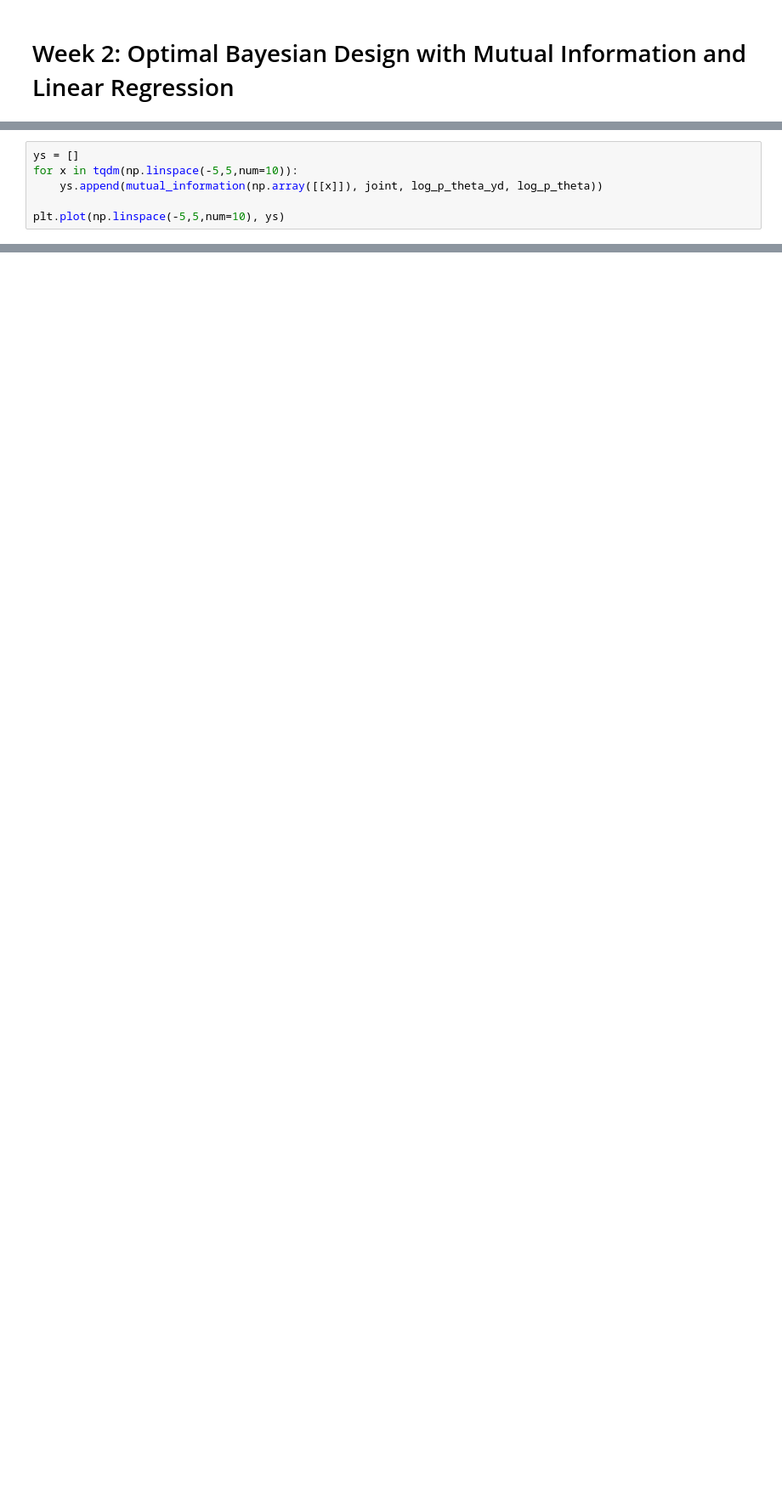
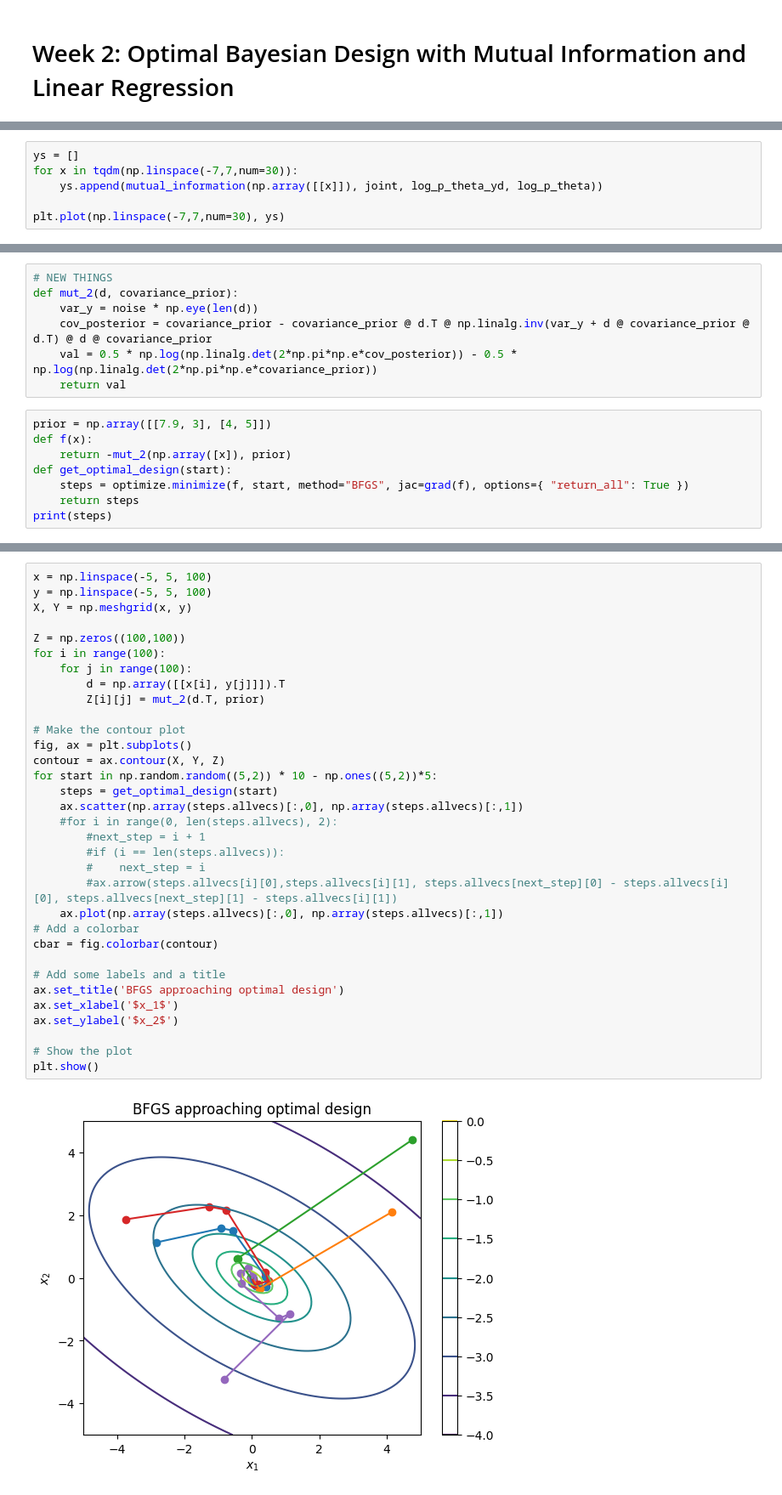
Before and after one commit to Snailed/bayesian-optimal-design-pocs, a Jupyter notebook: python/Notebook, Week 2.ipynb, the cells around one changed output, grey strips where cells are left out. Shown at 85% size. Saved outputs shown, nothing was run; the diff lists cells and outputs as text; blank space fills up the shorter version.

```diff
--- a/python/Notebook, Week 2.ipynb
+++ b/python/Notebook, Week 2.ipynb
@@ -47,6 +49,6 @@ mutual_information(np.array([[1]]), joint, log_p_theta_yd, log_p_theta)
 # %%
 ys = []
-for x in tqdm(np.linspace(-5,5,num=10)):
+for x in tqdm(np.linspace(-7,7,num=30)):
     ys.append(mutual_information(np.array([[x]]), joint, log_p_theta_yd, log_p_theta))
 
-plt.plot(np.linspace(-5,5,num=10), ys)
+plt.plot(np.linspace(-7,7,num=30), ys)
@@ -56,0 +55,15 @@ plt.plot(np.linspace(-5,5,num=10), ys)
+# %%
+# NEW THINGS
+def mut_2(d, covariance_prior):
+    var_y = noise * np.eye(len(d))
+    cov_posterior = covariance_prior - covariance_prior @ d.T @ np.linalg.inv(var_y + d @ covariance_prior @ d.T) @ d @ covariance_prior
+    val = 0.5 * np.log(np.linalg.det(2*np.pi*np.e*cov_posterior)) - 0.5 * np.log(np.linalg.det(2*np.pi*np.e*covariance_prior))
+    return val
+# %%
+prior = np.array([[7.9, 3], [4, 5]])
+def f(x):
+    return -mut_2(np.array([x]), prior)
+def get_optimal_design(start):
+    steps = optimize.minimize(f, start, method="BFGS", jac=grad(f), options={ "return_all": True })
+    return steps
+print(steps)
@@ -56,0 +83,35 @@ plt.plot(np.linspace(-5,5,num=10), ys)
+# %%
+x = np.linspace(-5, 5, 100)
+y = np.linspace(-5, 5, 100)
+X, Y = np.meshgrid(x, y)
+
+Z = np.zeros((100,100))
+for i in range(100):
+    for j in range(100):
+        d = np.array([[x[i], y[j]]]).T
+        Z[i][j] = mut_2(d.T, prior)
+
+# Make the contour plot
+fig, ax = plt.subplots()
+contour = ax.contour(X, Y, Z)
+for start in np.random.random((5,2)) * 10 - np.ones((5,2))*5:
+    steps = get_optimal_design(start)
+    ax.scatter(np.array(steps.allvecs)[:,0], np.array(steps.allvecs)[:,1])
+    #for i in range(0, len(steps.allvecs), 2):
+        #next_step = i + 1
+        #if (i == len(steps.allvecs)):
+        #    next_step = i
+        #ax.arrow(steps.allvecs[i][0],steps.allvecs[i][1], steps.allvecs[next_step][0] - steps.allvecs[i][0], steps.allvecs[next_step][1] - steps.allvecs[i][1])
+    ax.plot(np.array(steps.allvecs)[:,0], np.array(steps.allvecs)[:,1])
+# Add a colorbar
+cbar = fig.colorbar(contour)
+
+# Add some labels and a title
+ax.set_title('BFGS approaching optimal design')
+ax.set_xlabel('$x_1$')
+ax.set_ylabel('$x_2$')
+
+# Show the plot
+plt.show()
+# %% [output]
+[figure, added]
```
Also changed, not shown: parts of 5 cells of this notebook, 5 other files.
